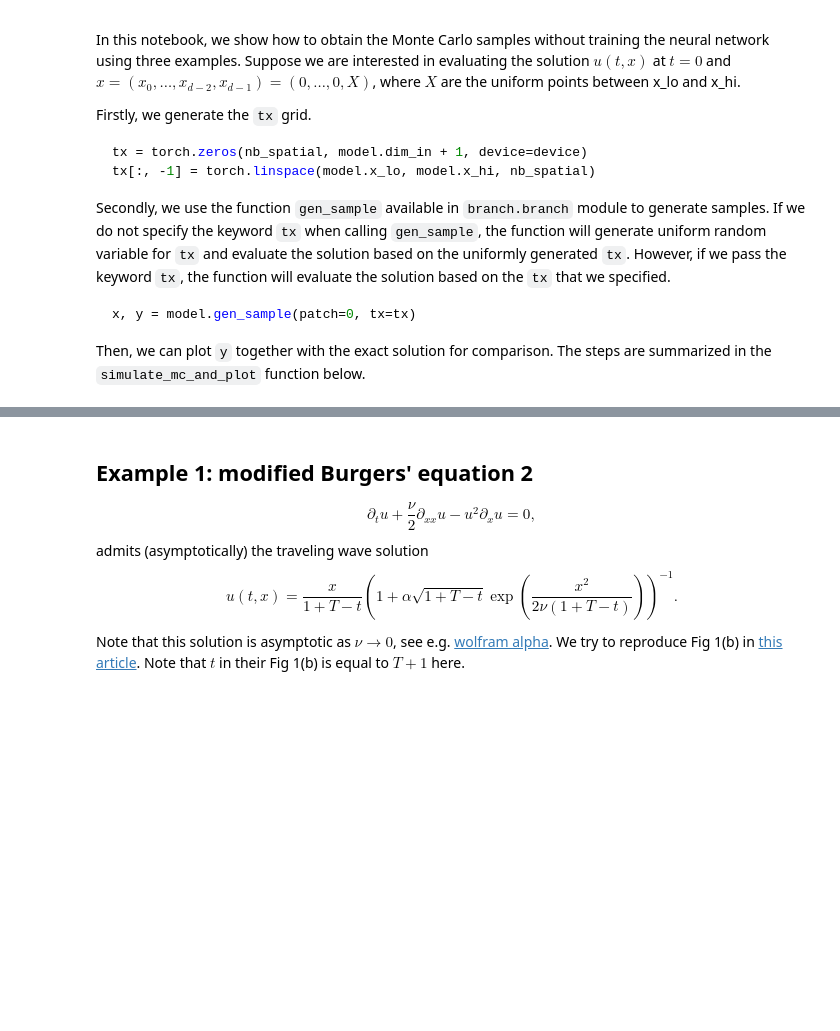
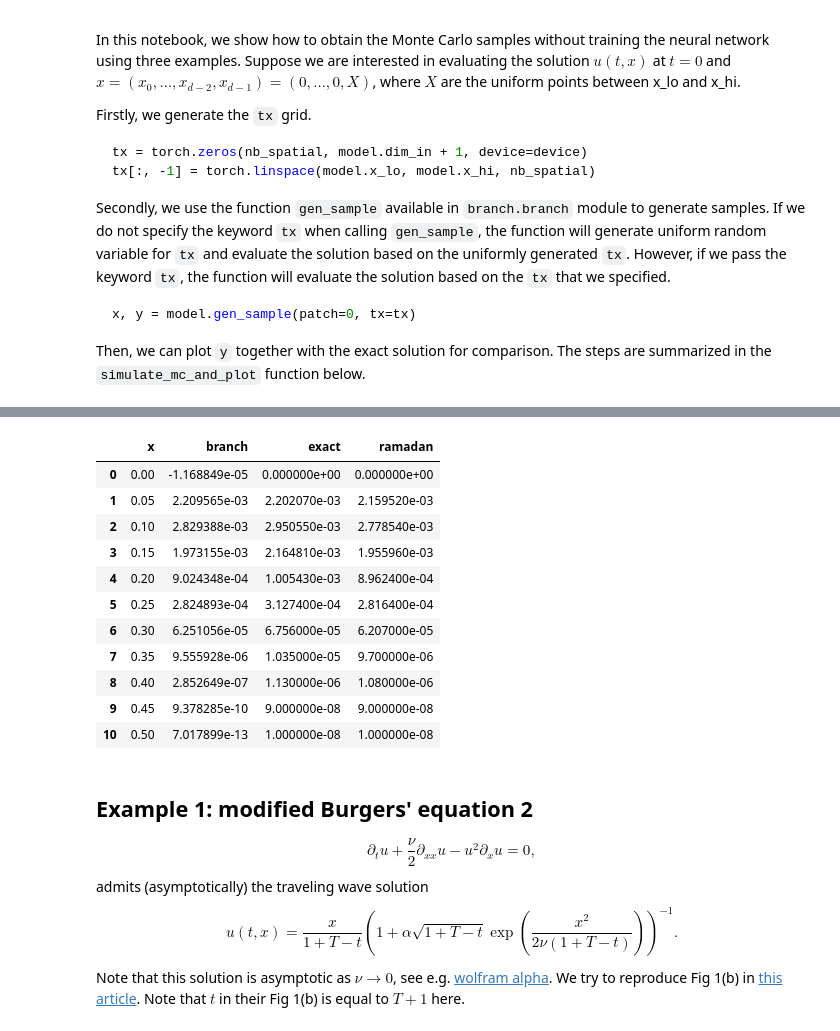
Before and after one commit to nguwijy/deep_branching_with_domain, a Jupyter notebook: notebooks/mc_samples.ipynb, the cells around one changed output, grey strips where cells are left out. Cells and saved outputs as stored; diff of their text form; code cells hidden in the pictures; blank space fills up the shorter version.

Commit message:
test: compare with ramadan

```diff
--- a/notebooks/mc_samples.ipynb
+++ b/notebooks/mc_samples.ipynb
@@ -56,7 +56,7 @@ x, y = model.gen_sample(patch=0, tx=tx)
 Then, we can plot `y` together with the exact solution for comparison.
 The steps are summarized in the `simulate_mc_and_plot` function below.
 # %%
-def simulate_mc_and_plot(model, nb_spatial=10, repeats=1):
+def simulate_mc_and_plot(model, nb_spatial=10, repeats=1, return_mc=False):
     tx = torch.zeros(nb_spatial, model.dim_in + 1, device=device)
     tx[:, -1] = torch.linspace(model.x_lo, model.x_hi, nb_spatial)
     mc = 0
@@ -80,3 +80,6 @@ def simulate_mc_and_plot(model, nb_spatial=10, repeats=1):
     plt.plot(exact_grid, terminal, '--',color='black', label='terminal')
     plt.legend()
     plt.show()
+
+    if return_mc:
+        return mc_grid, mc
@@ -83,3 +147,23 @@ def simulate_mc_and_plot(model, nb_spatial=10, repeats=1):
+# %%
+exact = [0.00000000, 0.00220207, 0.00295055, 0.00216481, 0.00100543, 0.00031274, 0.00006756, 0.00001035, 0.00000113, 0.00000009, 0.00000001]
+ramadan = [0.00000000, 0.00215952, 0.00277854, 0.00195596, 0.00089624, 0.00028164, 0.00006207, 0.00000970, 0.00000108, 0.00000009, 0.00000001]
+df = np.stack([x, mc, exact, ramadan], axis=-1)
+import pandas as pd
+df = pd.DataFrame(df, columns=['x', 'branch', 'exact', 'ramadan'])
+df
+# %% [output]
+|  | x | branch | exact | ramadan |
+| 0 | 0.00 | -1.168849e-05 | 0.000000e+00 | 0.000000e+00 |
+| 1 | 0.05 | 2.209565e-03 | 2.202070e-03 | 2.159520e-03 |
+| 2 | 0.10 | 2.829388e-03 | 2.950550e-03 | 2.778540e-03 |
+| 3 | 0.15 | 1.973155e-03 | 2.164810e-03 | 1.955960e-03 |
+| 4 | 0.20 | 9.024348e-04 | 1.005430e-03 | 8.962400e-04 |
+| 5 | 0.25 | 2.824893e-04 | 3.127400e-04 | 2.816400e-04 |
+| 6 | 0.30 | 6.251056e-05 | 6.756000e-05 | 6.207000e-05 |
+| 7 | 0.35 | 9.555928e-06 | 1.035000e-05 | 9.700000e-06 |
+| 8 | 0.40 | 2.852649e-07 | 1.130000e-06 | 1.080000e-06 |
+| 9 | 0.45 | 9.378285e-10 | 9.000000e-08 | 9.000000e-08 |
+| 10 | 0.50 | 7.017899e-13 | 1.000000e-08 | 1.000000e-08 |
 # %% [markdown]
 ## Example 1: modified Burgers' equation 2
 $$
```
Also changed, not shown: parts of 3 cells of this notebook.
